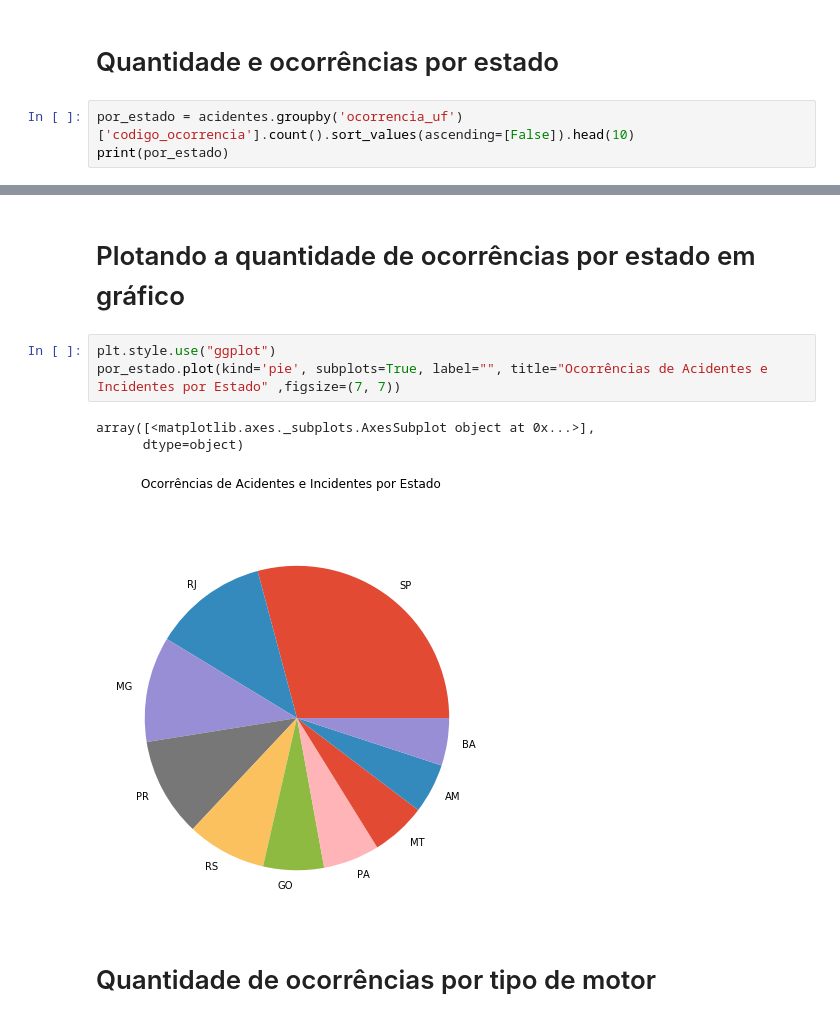
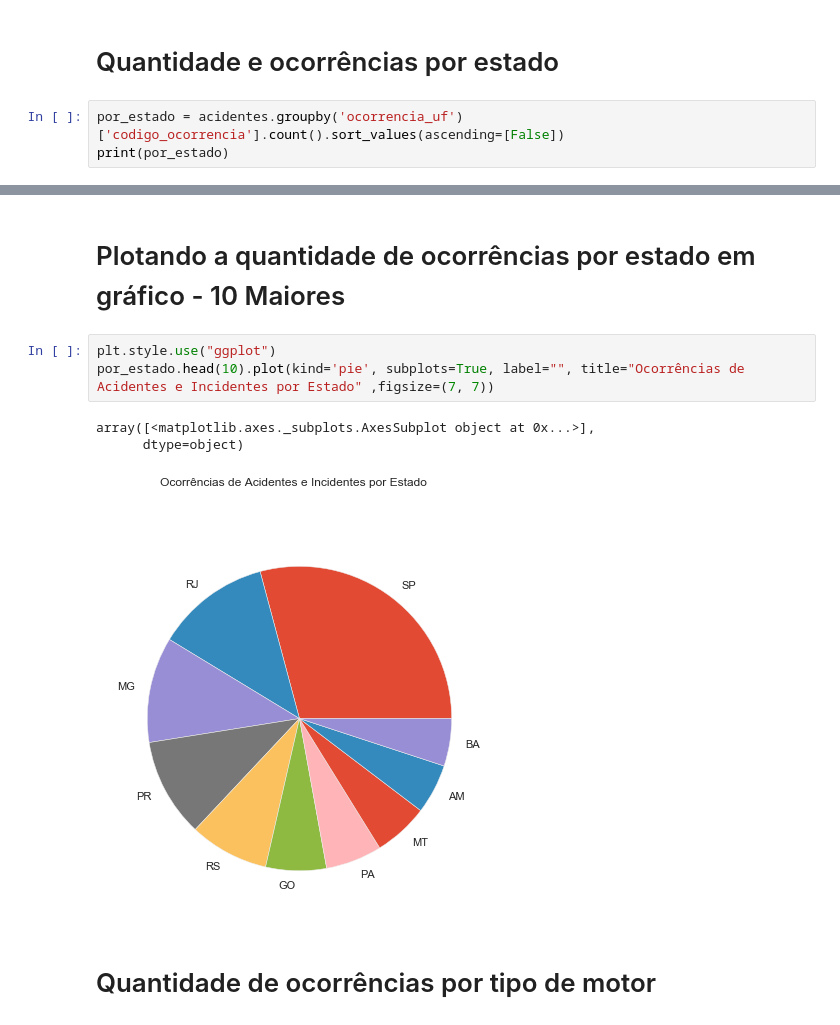
Before and after one commit to wilfercar/masanori, a Jupyter notebook: acidentesAeronauticosBrasil20082018.ipynb, the cells around one changed output, grey strips where cells are left out. Drawn from its saved outputs; the diff is of its cells as text.

```diff
--- a/acidentesAeronauticosBrasil20082018.ipynb
+++ b/acidentesAeronauticosBrasil20082018.ipynb
@@ -141,7 +141,7 @@ plt.xticks(rotation=90)
 # %% [markdown]
 # Quantidade e ocorrências por estado
 # %%
-por_estado = acidentes.groupby('ocorrencia_uf')['codigo_ocorrencia'].count().sort_values(ascending=[False]).head(10)
+por_estado = acidentes.groupby('ocorrencia_uf')['codigo_ocorrencia'].count().sort_values(ascending=[False])
 print(por_estado)
 # %% [output]
 ocorrencia_uf
@@ -158,13 +163,13 @@ BA     206
 Name: codigo_ocorrencia, dtype: int64
 # %% [markdown]
-# Plotando a quantidade de ocorrências por estado em gráfico
+# Plotando a quantidade de ocorrências por estado em gráfico - 10 Maiores
 # %%
 plt.style.use("ggplot")
-por_estado.plot(kind='pie', subplots=True, label="", title="Ocorrências de Acidentes e Incidentes por Estado" ,figsize=(7, 7))
+por_estado.head(10).plot(kind='pie', subplots=True, label="", title="Ocorrências de Acidentes e Incidentes por Estado" ,figsize=(7, 7))
 # %% [output]
 array([<matplotlib.axes._subplots.AxesSubplot object at 0x...>],
       dtype=object)
-[figure, old version]
+[figure, new version]
 # %% [markdown]
 # Quantidade de ocorrências por tipo de motor
 # %%
```
Also changed, not shown: parts of 1 cell of this notebook.
